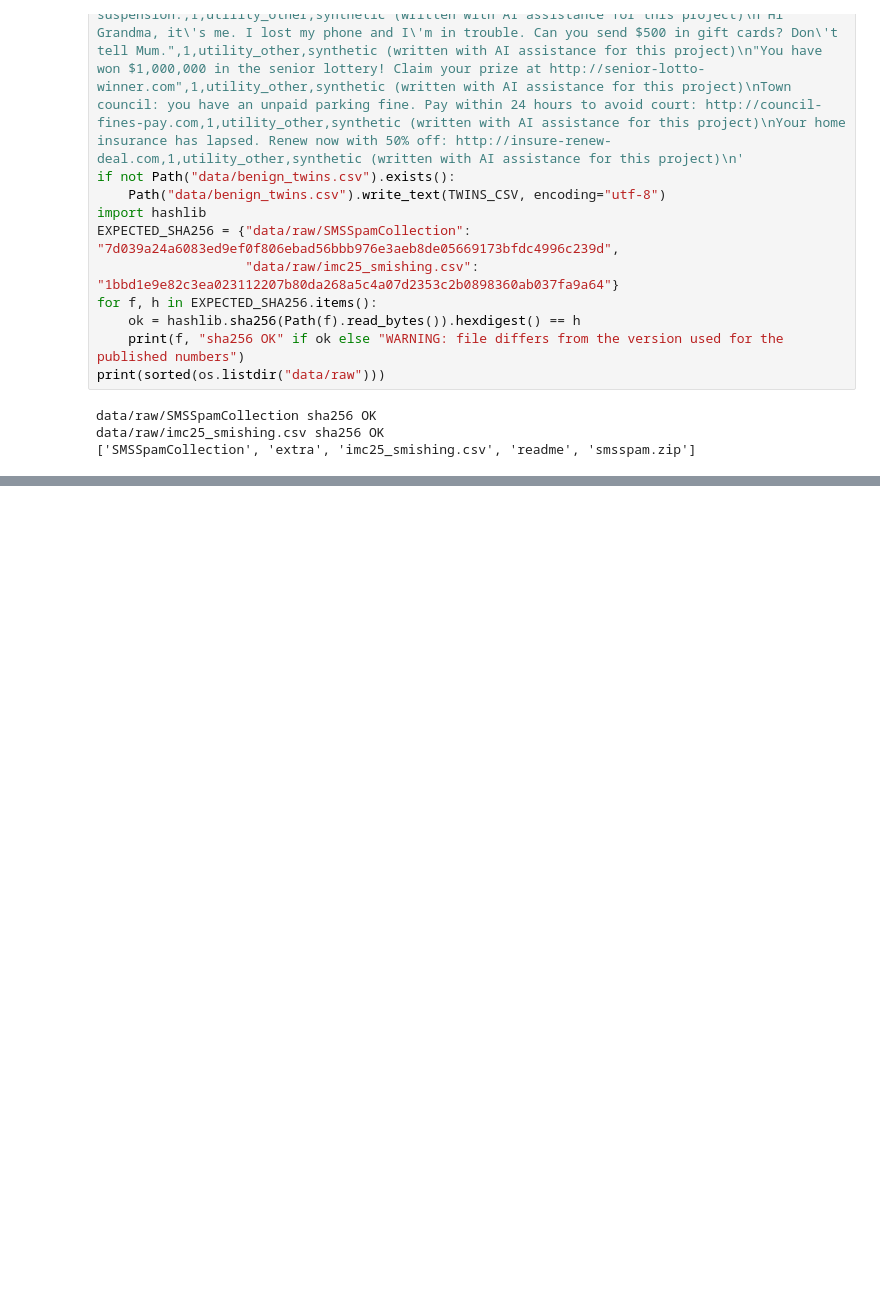
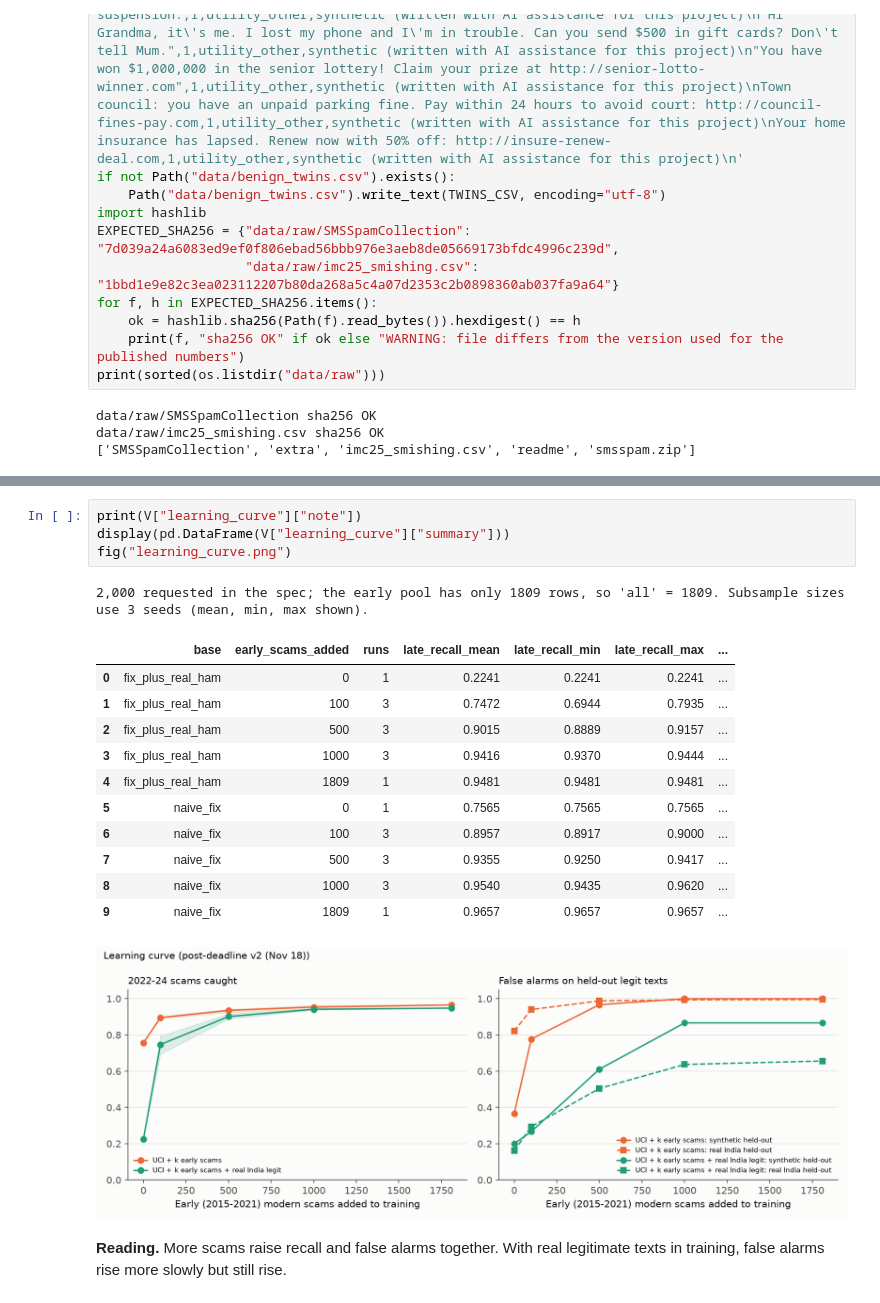
Before and after one commit to KnigguKniggu-droid/scam-drift, a Jupyter notebook: scam_drift.ipynb, the cells around one changed output, grey strips where cells are left out. Saved outputs shown, nothing was run; the diff lists cells and outputs as text; blank space fills up the shorter version.

```diff
--- a/scam_drift.ipynb
+++ b/scam_drift.ipynb
@@ -1183,0 +343,20 @@ saved; runtime_seconds = 23.9
+# %%
+print(V["learning_curve"]["note"])
+display(pd.DataFrame(V["learning_curve"]["summary"]))
+fig("learning_curve.png")
+# %% [output]
+2,000 requested in the spec; the early pool has only 1809 rows, so 'all' = 1809. Subsample sizes use 3 seeds (mean, min, max shown).
+|  | base | early_scams_added | runs | late_recall_mean | late_recall_min | late_recall_max | ... |
+| 0 | fix_plus_real_ham | 0 | 1 | 0.2241 | 0.2241 | 0.2241 | ... |
+| 1 | fix_plus_real_ham | 100 | 3 | 0.7472 | 0.6944 | 0.7935 | ... |
+| 2 | fix_plus_real_ham | 500 | 3 | 0.9015 | 0.8889 | 0.9157 | ... |
+| 3 | fix_plus_real_ham | 1000 | 3 | 0.9416 | 0.9370 | 0.9444 | ... |
+| 4 | fix_plus_real_ham | 1809 | 1 | 0.9481 | 0.9481 | 0.9481 | ... |
+| 5 | naive_fix | 0 | 1 | 0.7565 | 0.7565 | 0.7565 | ... |
+| 6 | naive_fix | 100 | 3 | 0.8957 | 0.8917 | 0.9000 | ... |
+| 7 | naive_fix | 500 | 3 | 0.9355 | 0.9250 | 0.9417 | ... |
+| 8 | naive_fix | 1000 | 3 | 0.9540 | 0.9435 | 0.9620 | ... |
+| 9 | naive_fix | 1809 | 1 | 0.9657 | 0.9657 | 0.9657 | ... |
+[figure, added]
+# %% [markdown]
+**Reading.** More scams raise recall and false alarms together. With real legitimate texts in training, false alarms rise more slowly but still rise.
```
Also changed, not shown: parts of 74 cells of this notebook, 28 other files.
